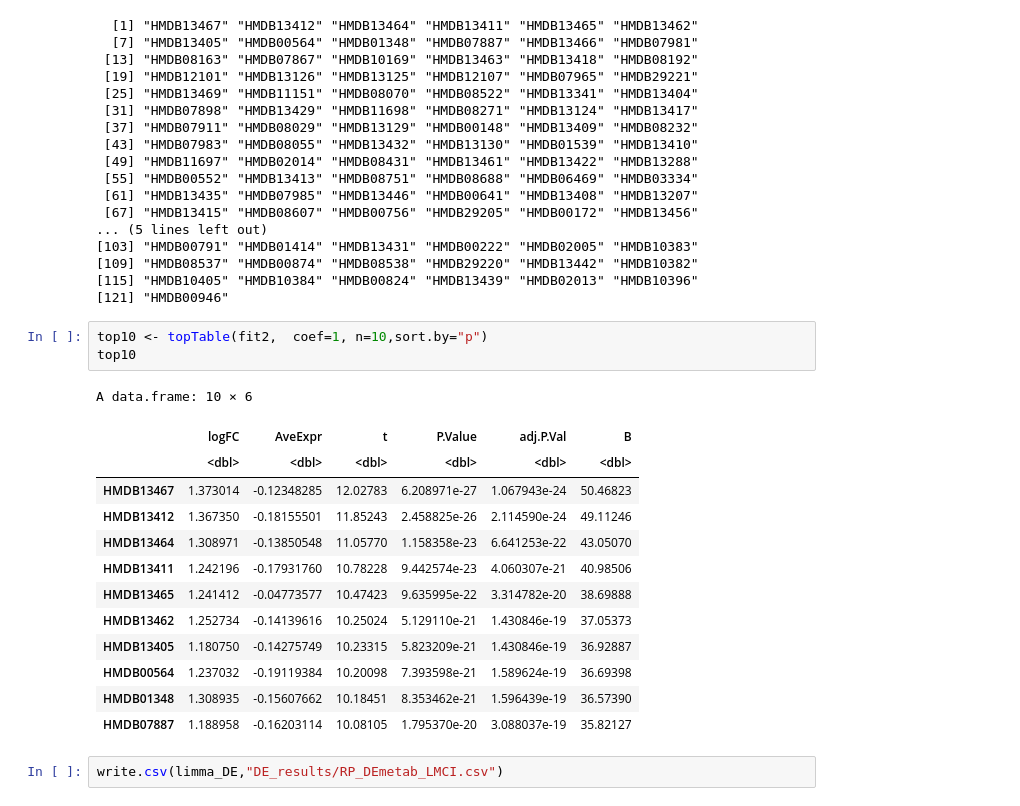
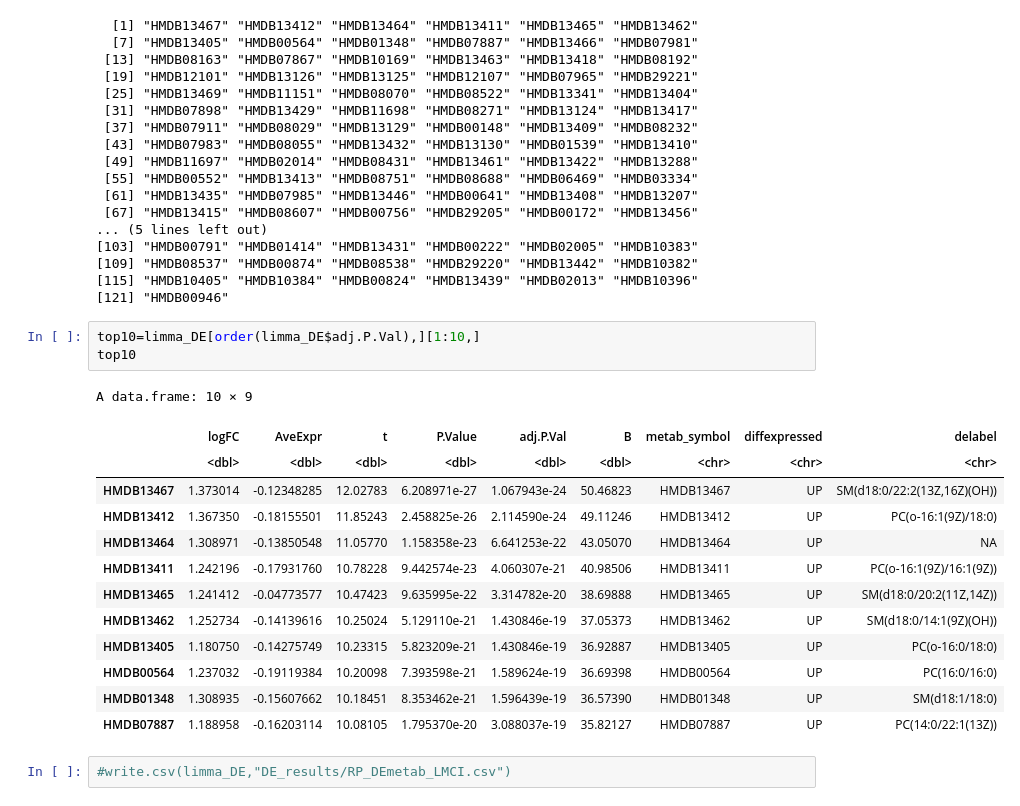
Before and after one commit to lanagarmire/AD_multi_Omics, a Jupyter notebook: 2_limma_LMCI_META.ipynb, the cells around one changed output. Saved outputs shown, nothing was run; the diff lists cells and outputs as text.

```diff
--- a/2_limma_LMCI_META.ipynb
+++ b/2_limma_LMCI_META.ipynb
@@ -194,22 +227,22 @@ rownames(limma_DE)
 [109] "HMDB08537" "HMDB00874" "HMDB08538" "HMDB29220" "HMDB13442" "HMDB10382"
 [115] "HMDB10405" "HMDB10384" "HMDB00824" "HMDB13439" "HMDB02013" "HMDB10396"
 [121] "HMDB00946"
-# %%
-top10 <- topTable(fit2,  coef=1, n=10,sort.by="p")
-top10
-# %% [output]
-A data.frame: 10 × 6
-|  | logFC | AveExpr | t | P.Value | adj.P.Val | B |
-|  | <dbl> | <dbl> | <dbl> | <dbl> | <dbl> | <dbl> |
-| HMDB13467 | 1.373014 | -0.12348285 | 12.02783 | 6.208971e-27 | 1.067943e-24 | 50.46823 |
-| HMDB13412 | 1.367350 | -0.18155501 | 11.85243 | 2.458825e-26 | 2.114590e-24 | 49.11246 |
-| HMDB13464 | 1.308971 | -0.13850548 | 11.05770 | 1.158358e-23 | 6.641253e-22 | 43.05070 |
-| HMDB13411 | 1.242196 | -0.17931760 | 10.78228 | 9.442574e-23 | 4.060307e-21 | 40.98506 |
-| HMDB13465 | 1.241412 | -0.04773577 | 10.47423 | 9.635995e-22 | 3.314782e-20 | 38.69888 |
-| HMDB13462 | 1.252734 | -0.14139616 | 10.25024 | 5.129110e-21 | 1.430846e-19 | 37.05373 |
-| HMDB13405 | 1.180750 | -0.14275749 | 10.23315 | 5.823209e-21 | 1.430846e-19 | 36.92887 |
-| HMDB00564 | 1.237032 | -0.19119384 | 10.20098 | 7.393598e-21 | 1.589624e-19 | 36.69398 |
-| HMDB01348 | 1.308935 | -0.15607662 | 10.18451 | 8.353462e-21 | 1.596439e-19 | 36.57390 |
-| HMDB07887 | 1.188958 | -0.16203114 | 10.08105 | 1.795370e-20 | 3.088037e-19 | 35.82127 |
+# %%
+top10=limma_DE[order(limma_DE$adj.P.Val),][1:10,]
+top10
+# %% [output]
+A data.frame: 10 × 9
+|  | logFC | AveExpr | t | P.Value | adj.P.Val | B | metab_symbol | diffexpressed | delabel |
+|  | <dbl> | <dbl> | <dbl> | <dbl> | <dbl> | <dbl> | <chr> | <chr> | <chr> |
+| HMDB13467 | 1.373014 | -0.12348285 | 12.02783 | 6.208971e-27 | 1.067943e-24 | 50.46823 | HMDB13467 | UP | SM(d18:0/22:2(13Z,16Z)(OH)) |
+| HMDB13412 | 1.367350 | -0.18155501 | 11.85243 | 2.458825e-26 | 2.114590e-24 | 49.11246 | HMDB13412 | UP | PC(o-16:1(9Z)/18:0) |
+| HMDB13464 | 1.308971 | -0.13850548 | 11.05770 | 1.158358e-23 | 6.641253e-22 | 43.05070 | HMDB13464 | UP | NA |
+| HMDB13411 | 1.242196 | -0.17931760 | 10.78228 | 9.442574e-23 | 4.060307e-21 | 40.98506 | HMDB13411 | UP | PC(o-16:1(9Z)/16:1(9Z)) |
+| HMDB13465 | 1.241412 | -0.04773577 | 10.47423 | 9.635995e-22 | 3.314782e-20 | 38.69888 | HMDB13465 | UP | SM(d18:0/20:2(11Z,14Z)) |
+| HMDB13462 | 1.252734 | -0.14139616 | 10.25024 | 5.129110e-21 | 1.430846e-19 | 37.05373 | HMDB13462 | UP | SM(d18:0/14:1(9Z)(OH)) |
+| HMDB13405 | 1.180750 | -0.14275749 | 10.23315 | 5.823209e-21 | 1.430846e-19 | 36.92887 | HMDB13405 | UP | PC(o-16:0/18:0) |
+| HMDB00564 | 1.237032 | -0.19119384 | 10.20098 | 7.393598e-21 | 1.589624e-19 | 36.69398 | HMDB00564 | UP | PC(16:0/16:0) |
+| HMDB01348 | 1.308935 | -0.15607662 | 10.18451 | 8.353462e-21 | 1.596439e-19 | 36.57390 | HMDB01348 | UP | SM(d18:1/18:0) |
+| HMDB07887 | 1.188958 | -0.16203114 | 10.08105 | 1.795370e-20 | 3.088037e-19 | 35.82127 | HMDB07887 | UP | PC(14:0/22:1(13Z)) |
 # %%
-write.csv(limma_DE,"DE_results/RP_DEmetab_LMCI.csv")
+#write.csv(limma_DE,"DE_results/RP_DEmetab_LMCI.csv")
```
Also changed, not shown: parts of 9 cells of this notebook, 1 other file.
